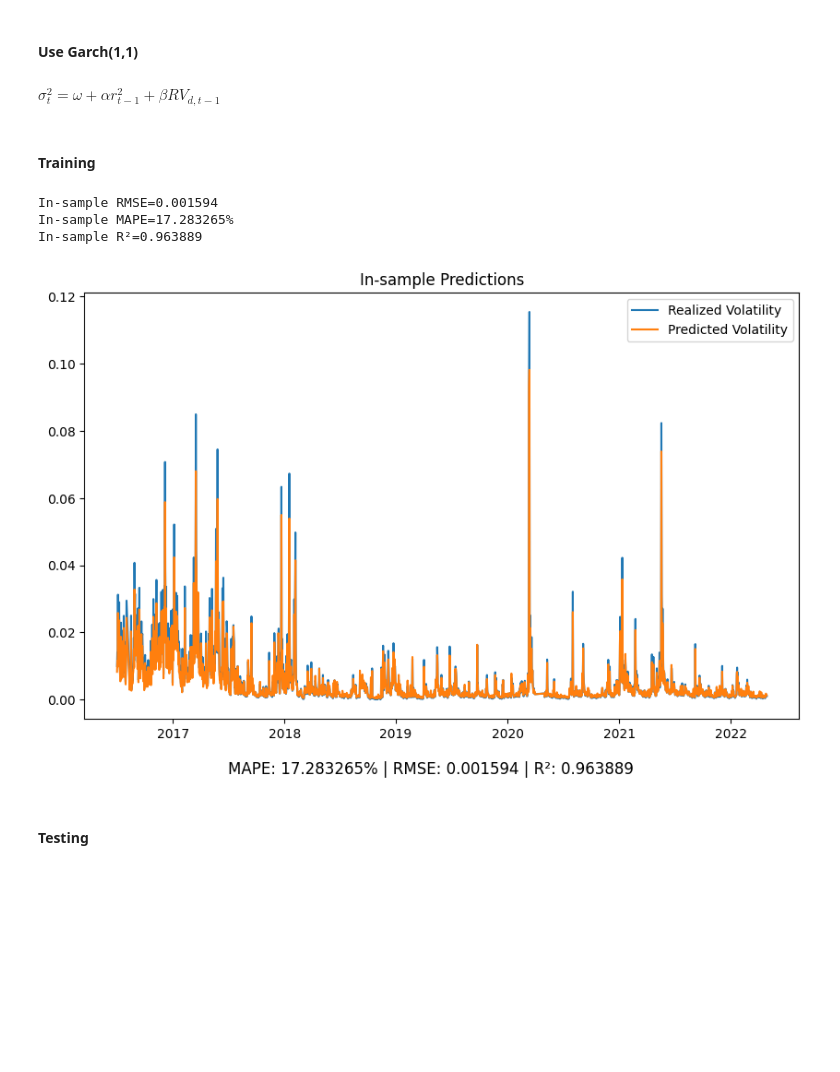
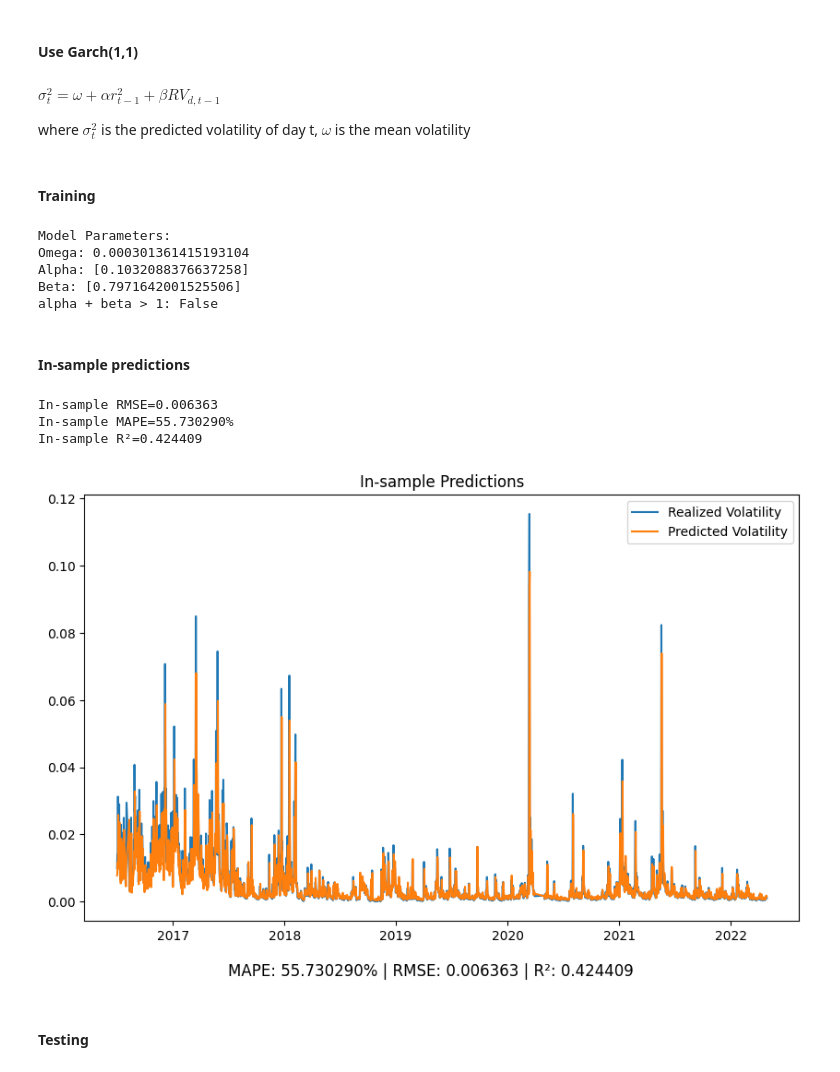
Before and after one commit to zhyoung17/crypto-rv-forecast, a Jupyter notebook: notebooks/models/GARCH.ipynb, the cells around one changed output. Cells and saved outputs as stored; diff of their text form; code cells hidden in the pictures; blank space fills up the shorter version.

```diff
--- a/notebooks/models/GARCH.ipynb
+++ b/notebooks/models/GARCH.ipynb
@@ -41,6 +47,8 @@ Test Set: (523,) (523,)
 #### Use Garch(1,1)
 # %% [markdown]
 $ \sigma^2_t = \omega + \alpha r^{2}_{t-1} + \beta RV_{d, t-1} $
+
+where $ \sigma^2_t $ is the predicted volatility of day t, $\omega$ is the mean volatility
 # %% [markdown]
 #### Training
 # %%
@@ -52,46 +60,61 @@ params = garch_fit.params
 omega = params['omega']
 alpha = [params[f'alpha[{i+1}]'] for i in range(p)]
 beta = [params[f'beta[{i+1}]'] for i in range(q)]
+
+# print model parameters
+print("Model Parameters:")
+print("Omega:", omega)
+print("Alpha:", alpha)
+print("Beta:", beta)
+print("alpha + beta > 1:", sum(alpha) + sum(beta) > 1)
+# %% [output]
+Model Parameters:
+Omega: 0.000301361415193104
+Alpha: [0.1032088376637258]
+Beta: [0.7971642001525506]
+alpha + beta > 1: False
+# %% [markdown]
+#### In-sample predictions
 # %%
 skip = max(p, q)
 in_samp_pred = []
 
 for j in range(skip, len(r_train)):
     new_variance = omega
-    for i in range(p):
-        new_variance += alpha[i] * (r_train.iloc[j-i] ** 2)
-    for i in range(q):
-        new_variance += beta[i] * RV_train.iloc[j-i]
+    for i in range(1, p+1):
+        new_variance += alpha[i-1] * (r_train.iloc[j-i] ** 2)
+    for i in range(1, q+1):
+        new_variance += beta[i-1] * RV_train.iloc[j-i]
     in_samp_pred.append(new_variance)
 
 # re index
 in_samp_pred = pd.Series(in_samp_pred, index=r_train.index[skip:])
 
 # Compute in-sample metrics
 rmse = np.sqrt(mean_squared_error(RV_train[skip:], in_samp_pred))
 print(f"In-sample RMSE={rmse:.6f}")
 mape = mean_absolute_percentage_error(RV_train[skip:], in_samp_pred)
 print(f"In-sample MAPE={mape:.6%}")
 r2 = r2_score(RV_train[skip:], in_samp_pred)
 print(f"In-sample R²={r2:.6f}")
 
 # Plot in-sample predictions
 plt.figure(figsize=(10, 6))
 plt.plot(RV_train[skip:], label="Realized Volatility")
 plt.plot(in_samp_pred, label="Predicted Volatility")
 plt.title("In-sample Predictions")
 plt.legend()
 
 # Add captions
 plt.figtext(0.5, 0.01, f"MAPE: {mape:.6%} | RMSE: {rmse:.6f} | R²: {r2:.6f}", wrap=True,
             horizontalalignment='center', fontsize=12)
 plt.savefig(f'../../results/figures/In-Sample GARCH({p}, {q})_plot.png')
 plt.show()
 # %% [output]
-In-sample RMSE=0.001594
-In-sample MAPE=17.283265%
-In-sample R²=0.963889
+In-sample RMSE=0.006363
+In-sample MAPE=55.730290%
+In-sample R²=0.424409
-[figure, old version]
+[figure, new version]
 # %%
 # save the GARCH(1,1) in-sample predictions to a csv file
 df_in_samp_pred = pd.DataFrame({'Predicted Volatility': in_samp_pred}, index=RV_train[skip:].index)
```
Also changed, not shown: parts of 3 cells of this notebook, 2 other files.
